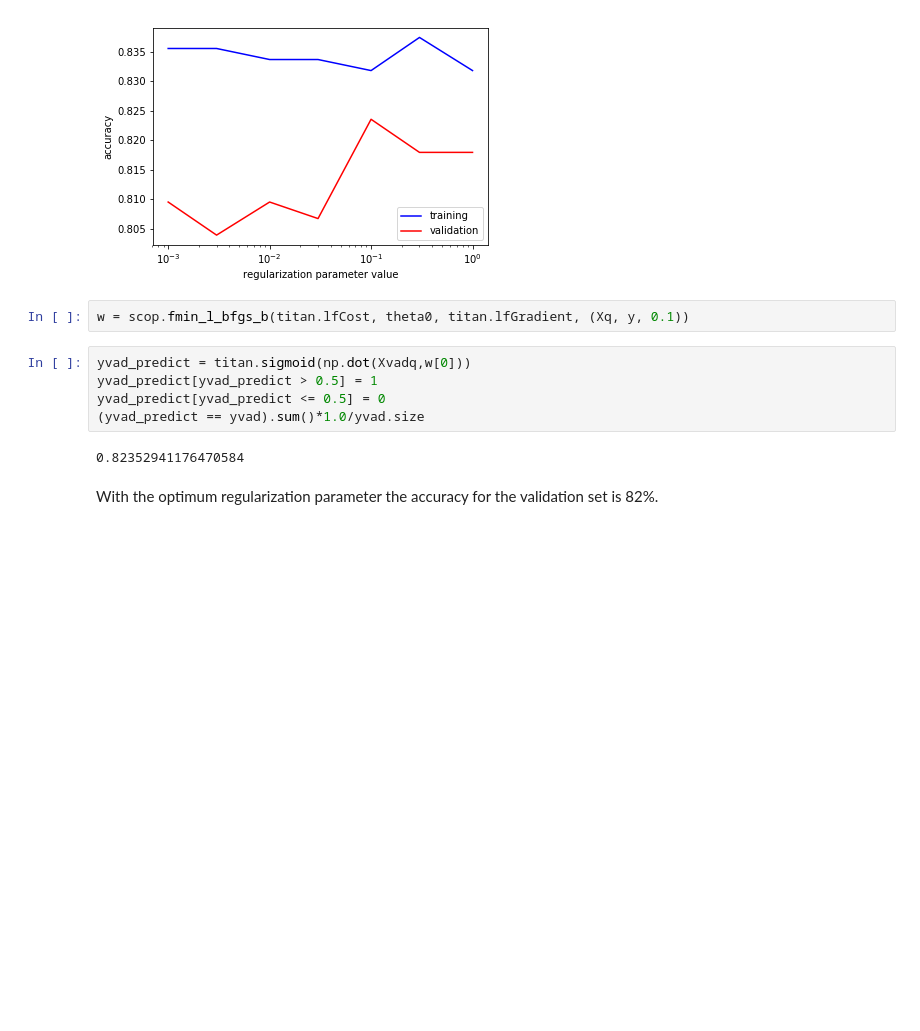
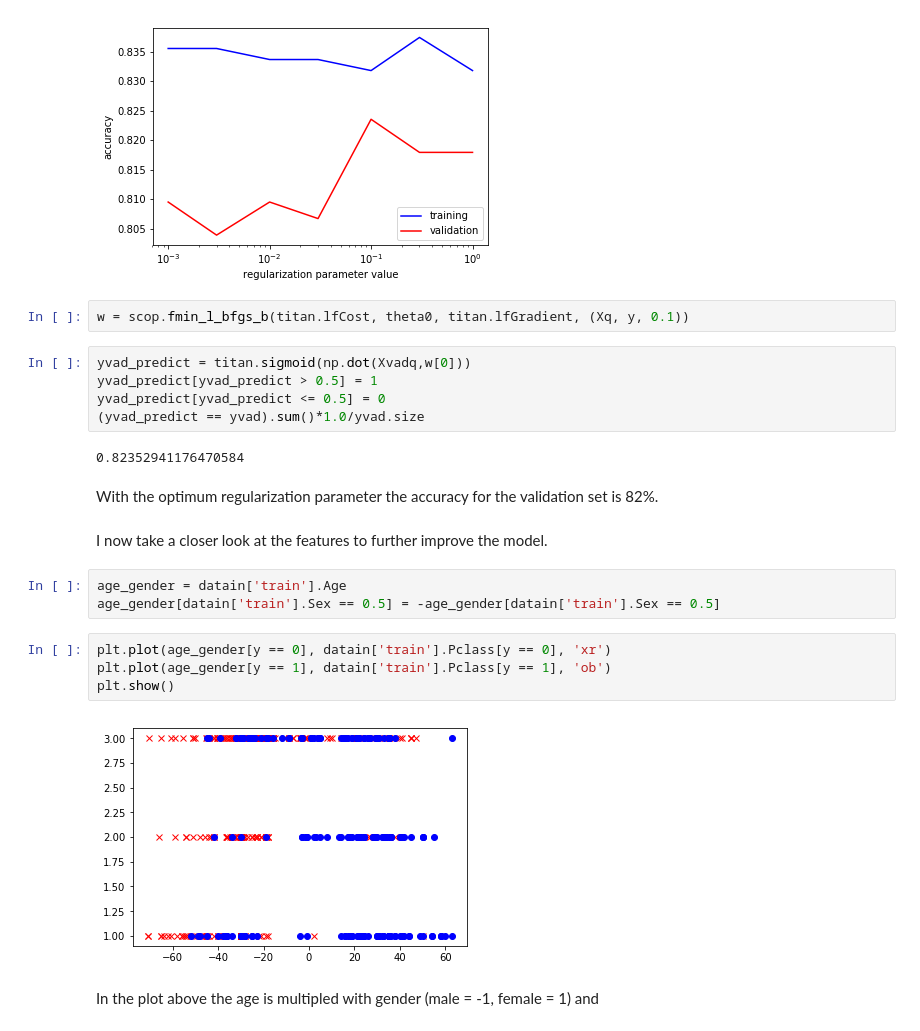
Before and after one commit to badGarnet/titanic_survive, a Jupyter notebook: LG notes.ipynb, the cells around one changed output. Saved outputs shown, nothing was run; the diff lists cells and outputs as text; blank space fills up the shorter version.

Commit message:
new features
need to start new branch that adds new features by multiplying gender
(f=1, m=-1) to other features.

```diff
--- a/LG notes.ipynb
+++ b/LG notes.ipynb
@@ -398,3 +398,16 @@ yvad_predict[yvad_predict <= 0.5] = 0
 0.82352941176470584
 # %% [markdown]
 With the optimum regularization parameter the accuracy for the validation set is 82%.
+# %% [markdown]
+I now take a closer look at the features to further improve the model.
+# %%
+age_gender = datain['train'].Age
+age_gender[datain['train'].Sex == 0.5] = -age_gender[datain['train'].Sex == 0.5]
+# %%
+plt.plot(age_gender[y == 0], datain['train'].Pclass[y == 0], 'xr')
+plt.plot(age_gender[y == 1], datain['train'].Pclass[y == 1], 'ob')
+plt.show()
+# %% [output]
+[figure, added]
+# %% [markdown]
+In the plot above the age is multipled with gender (male = -1, female = 1) and
```
Also changed, not shown: parts of 1 cell of this notebook, 1 other file.
